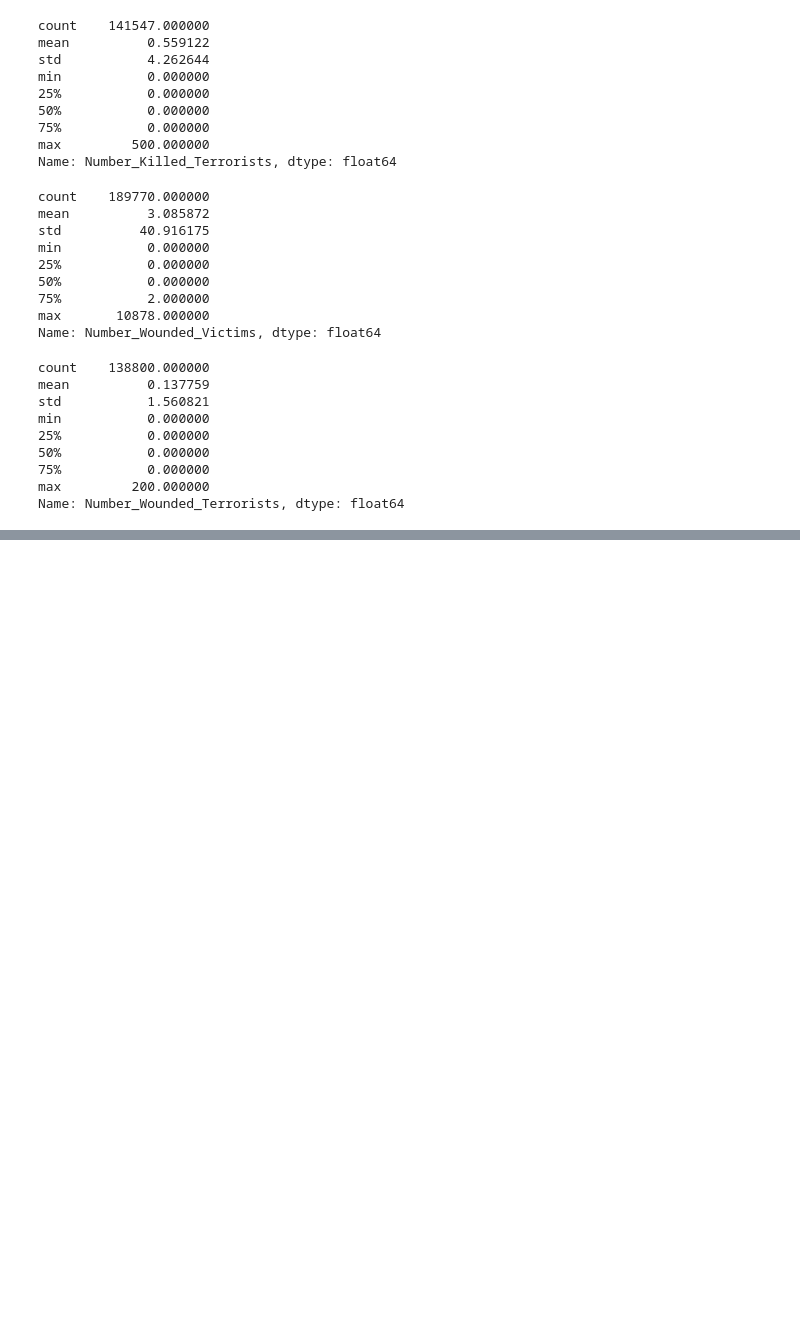
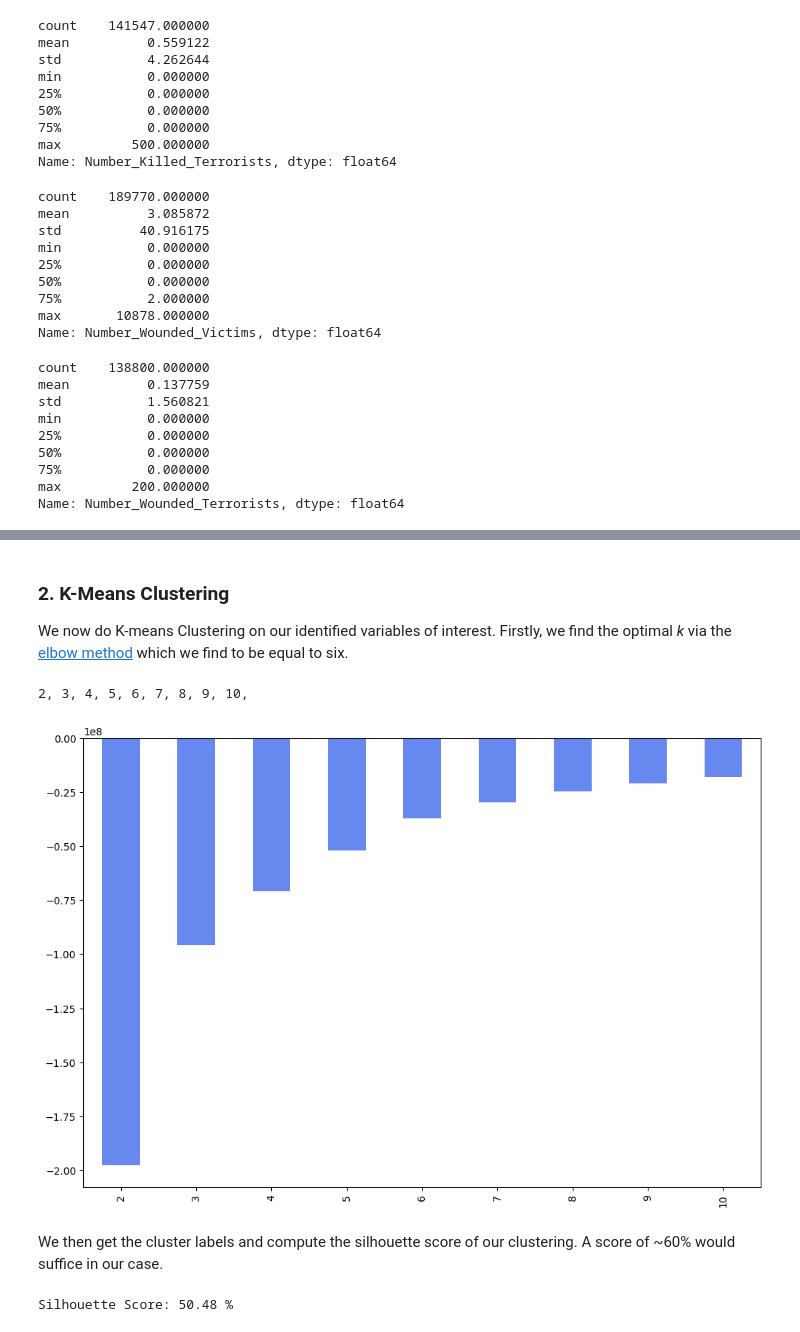
Before and after one commit to SujithBonthala/Global-Terrorism-Analysis, a Jupyter notebook: Global Terrorism_EDA.ipynb, the cells around one changed output, grey strips where cells are left out. Saved outputs shown, nothing was run; the diff lists cells and outputs as text; code cells hidden in the pictures; blank space fills up the shorter version.

```diff
--- a/Global Terrorism_EDA.ipynb
+++ b/Global Terrorism_EDA.ipynb
@@ -652,0 +779,21 @@ Name: Number_Wounded_Terrorists, dtype: float64
+# %%
+features = [
+    'longitude',
+    'latitude',
+
+    'nwound',
+    'nkill',
+
+    'natlty1_txt',
+    'targtype1_txt',
+    'targsubtype1_txt',
+    'weaptype1_txt',
+    'attacktype1_txt',
+]
+
+X = pd.get_dummies(gt_df_k[features])
+X = X.T[X.var() > 0.05].T.fillna(0)
+X = X.fillna(0)
+
+print('Shape:', X.shape)
+X.head()
@@ -652,0 +833,20 @@ Name: Number_Wounded_Terrorists, dtype: float64
+# %% [markdown]
+### 2. K-Means Clustering
+
+We now do K-means Clustering on our identified variables of interest. Firstly, we find the optimal *k* via the <a href="https://en.wikipedia.org/wiki/Elbow_method_(clustering)">elbow method</a> which we find to be equal to six.
+# %%
+scores = {}
+for k in range(2, 11):
+    print(k, end = ', ')
+    scores[k] = KMeans(n_clusters = k).fit(X).score(X)
+_ = pd.Series(scores).plot.bar()
+# %% [output]
+2, 3, 4, 5, 6, 7, 8, 9, 10,
+[figure, added]
+# %% [markdown]
+We then get the cluster labels and compute the silhouette score of our clustering. A score of ~60% would suffice in our case.
+# %%
+gt_df_k['Cluster'] = KMeans(n_clusters = 30).fit_predict(X) + 1
+print('Silhouette Score:', silhouette_score(X, gt_df_k['Cluster'], sample_size = 10000) * 10000 // 1 / 100, '%')
+# %% [output]
+Silhouette Score: 50.48 %
```
Also changed, not shown: parts of 31 cells of this notebook.
